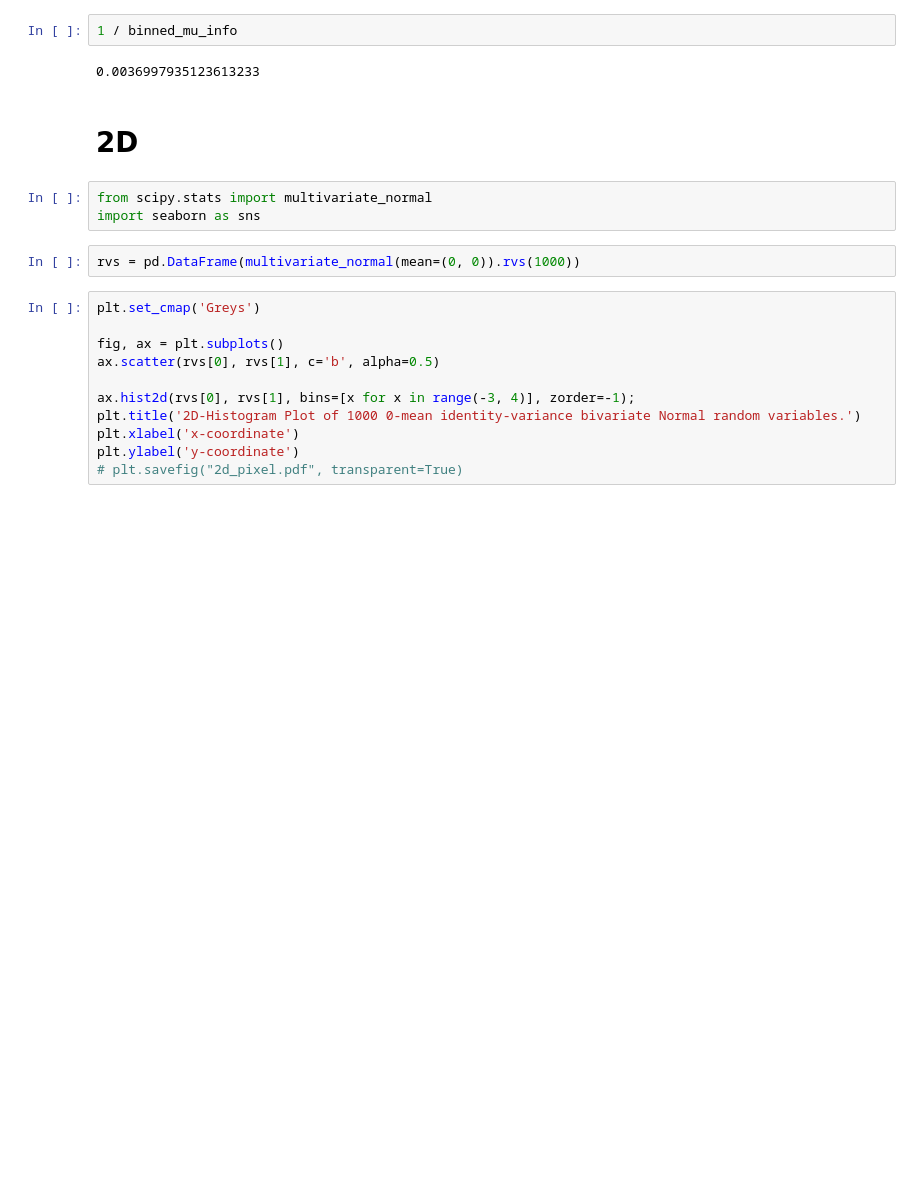
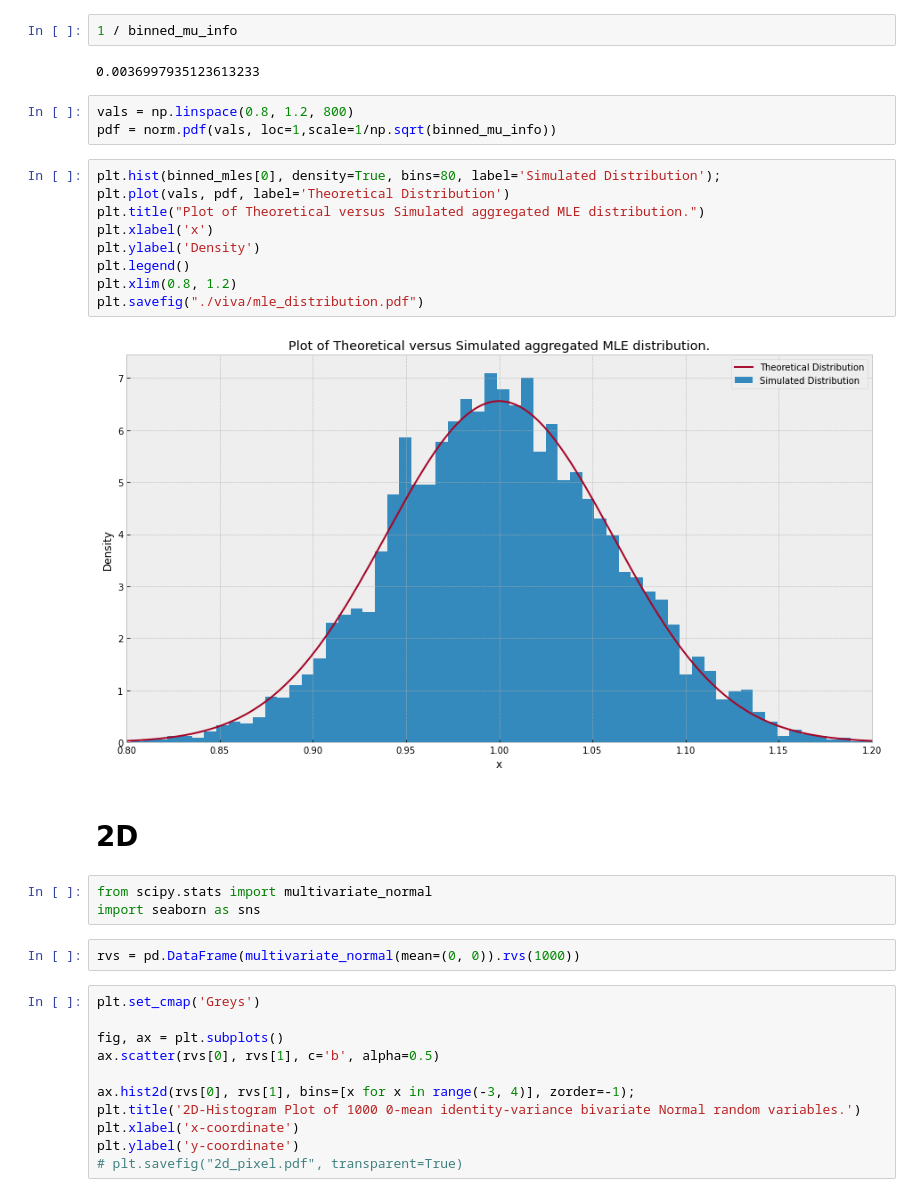
Before and after one commit to Tom-Crow/thesis, a Jupyter notebook: Normal.ipynb, the cells around one changed output. Cells and saved outputs as stored; diff of their text form; blank space fills up the shorter version.

```diff
--- a/Normal.ipynb
+++ b/Normal.ipynb
@@ -576,6 +574,20 @@ binned_mles[0].std() ** 2
 1 / binned_mu_info
 # %% [output]
 0.0036997935123613233
+# %%
+vals = np.linspace(0.8, 1.2, 800)
+pdf = norm.pdf(vals, loc=1,scale=1/np.sqrt(binned_mu_info))
+# %%
+plt.hist(binned_mles[0], density=True, bins=80, label='Simulated Distribution');
+plt.plot(vals, pdf, label='Theoretical Distribution')
+plt.title("Plot of Theoretical versus Simulated aggregated MLE distribution.")
+plt.xlabel('x')
+plt.ylabel('Density')
+plt.legend()
+plt.xlim(0.8, 1.2)
+plt.savefig("./viva/mle_distribution.pdf")
+# %% [output]
+[figure, added]
 # %% [markdown]
 # 2D
 # %%
```
Also changed, not shown: parts of 5 cells of this notebook, 19 other files.
